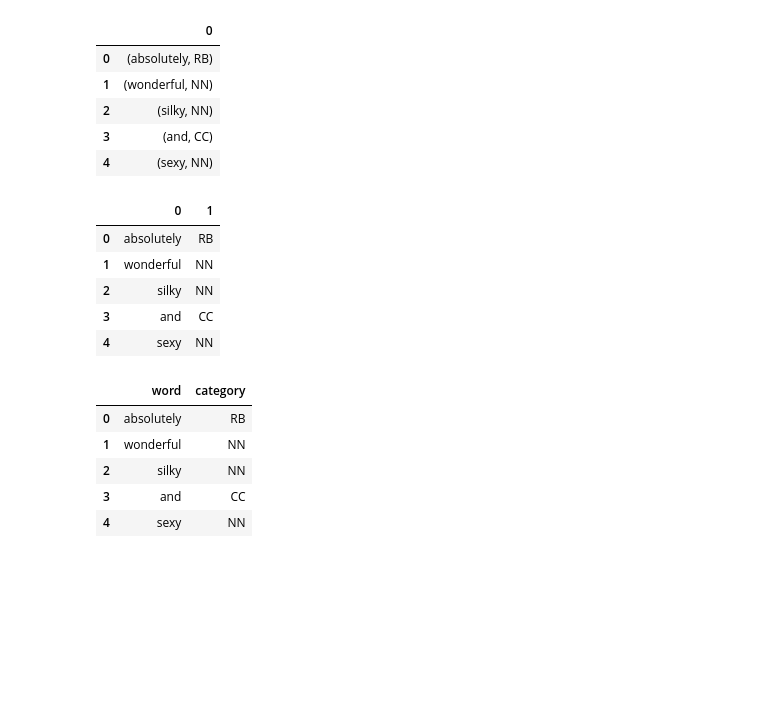
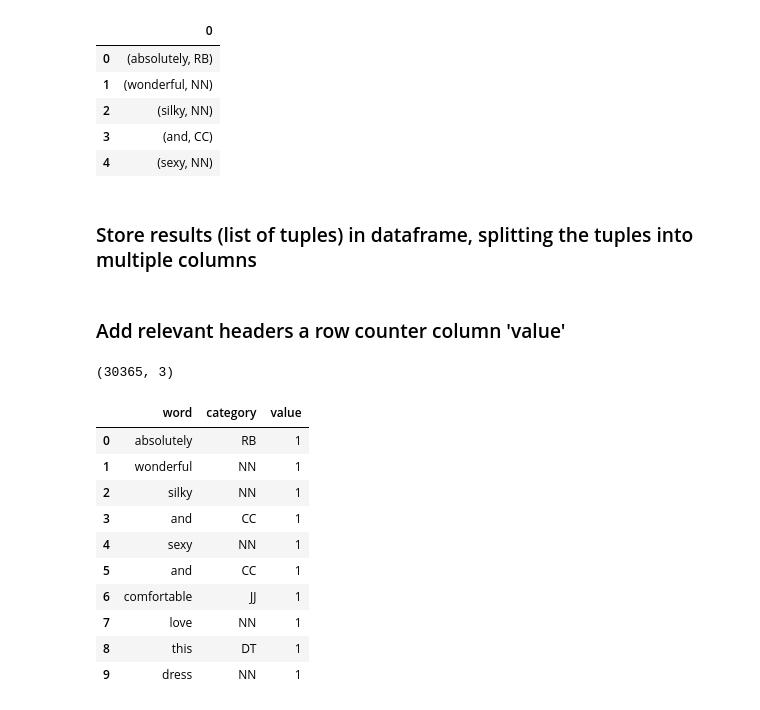
Before and after one commit to danielc92/text-analysis, a Jupyter notebook: womens-clothes-reviews.ipynb, the cells around one changed output. Cells and saved outputs as stored; diff of their text form; code cells hidden in the pictures; blank space fills up the shorter version.

Commit message:
Added token counting code for nltk section

```diff
--- a/womens-clothes-reviews.ipynb
+++ b/womens-clothes-reviews.ipynb
@@ -392,8 +373,3 @@ visualize_counter(quadruples_counts, colour='orange')
 ### Quints
 # %%
 data['quints'] = data[target_column_clean].apply(return_sets, args=(5,))
-# %%
-quints_flat_list = []
-for item in data['quints']:
-    if item:
-        quints_flat_list += item
@@ -419,5 +419,0 @@ quints_counter = Counter(quints_flat_list)
-# %%
-quints_counts = quints_counter.most_common(top)
-
-for item in quints_counts:
-    print(item)
@@ -470,3 +469,6 @@ flattened_tokens = [item for sublist in data['tokenized'][:100] for item in subl
+# %%
+# Do first 500 rows of dataset
+flattened_tokens = flatten_list_of_lists(data['tokenized'][:500])
 # %%
 len(flattened_tokens)
 # %% [output]
@@ -497,14 +499,30 @@ token_data.head()
 | 2 | (silky, NN) |
 | 3 | (and, CC) |
 | 4 | (sexy, NN) |
+# %% [markdown]
+### Store results (list of tuples) in dataframe, splitting the tuples into multiple columns
 # %%
 token_data_final = pandas.DataFrame(token_data[0].values.tolist())
+# %% [markdown]
+### Add relevant headers a row counter column 'value'
+# %%
+token_data_final.columns = ['word', 'category']
+token_data_final['value'] = 1
+# %%
+token_data_final.shape
+# %% [output]
+(30365, 3)
 # %%
-token_data_final.head()
+token_data_final.head(10)
 # %% [output]
-|  | 0 | 1 |
-| 0 | absolutely | RB |
-| 1 | wonderful | NN |
-| 2 | silky | NN |
-| 3 | and | CC |
-| 4 | sexy | NN |
+|  | word | category | value |
+| 0 | absolutely | RB | 1 |
+| 1 | wonderful | NN | 1 |
+| 2 | silky | NN | 1 |
+| 3 | and | CC | 1 |
+| 4 | sexy | NN | 1 |
+| 5 | and | CC | 1 |
+| 6 | comfortable | JJ | 1 |
+| 7 | love | NN | 1 |
+| 8 | this | DT | 1 |
+| 9 | dress | NN | 1 |
@@ -513,9 +528,0 @@ token_data_final.columns = ['word', 'category']
-# %%
-token_data_final.head()
-# %% [output]
-|  | word | category |
-| 0 | absolutely | RB |
-| 1 | wonderful | NN |
-| 2 | silky | NN |
-| 3 | and | CC |
-| 4 | sexy | NN |
```
Also changed, not shown: parts of 40 cells of this notebook.
